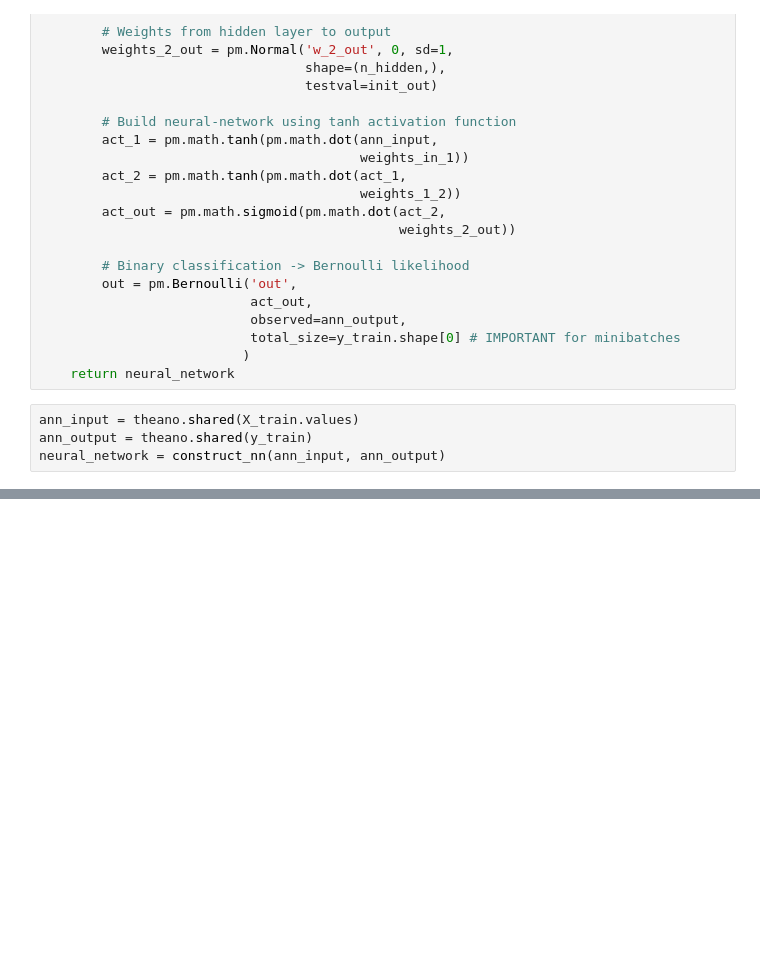
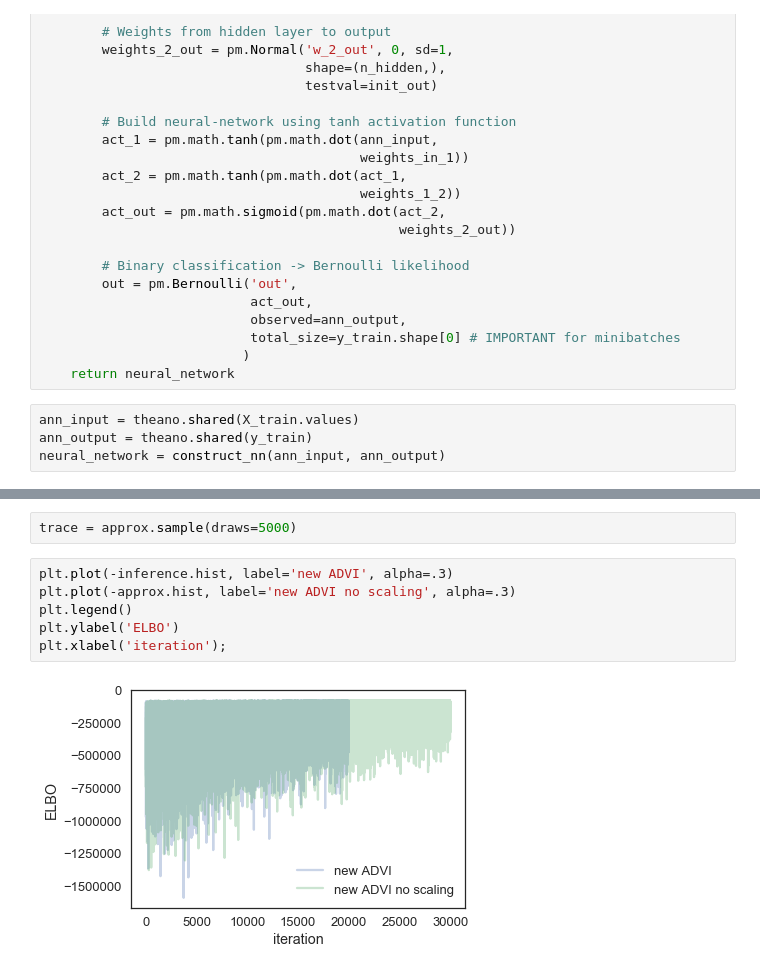
Before and after one commit to bglick13/Bayesian-Stock-Models, a Jupyter notebook: Bayesian Neural Net.ipynb, the cells around one changed output, grey strips where cells are left out. Saved outputs shown, nothing was run; the diff lists cells and outputs as text; blank space fills up the shorter version.

```diff
--- a/Bayesian Neural Net.ipynb
+++ b/Bayesian Neural Net.ipynb
@@ -84,0 +88,10 @@ with neural_network:
+# %%
+trace = approx.sample(draws=5000)
+# %%
+plt.plot(-inference.hist, label='new ADVI', alpha=.3)
+plt.plot(-approx.hist, label='new ADVI no scaling', alpha=.3)
+plt.legend()
+plt.ylabel('ELBO')
+plt.xlabel('iteration');
+# %% [output]
+[figure, added]
```
Also changed, not shown: parts of 13 cells of this notebook.
